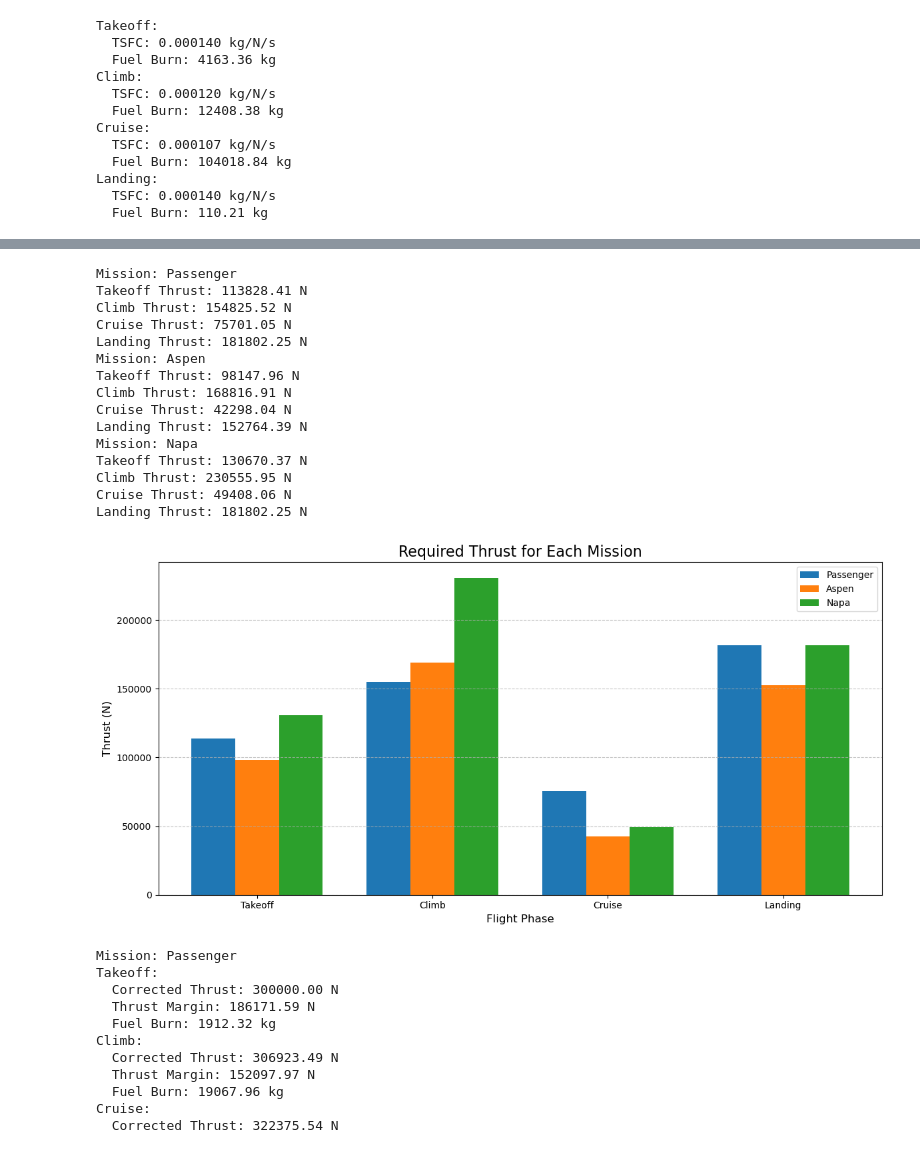
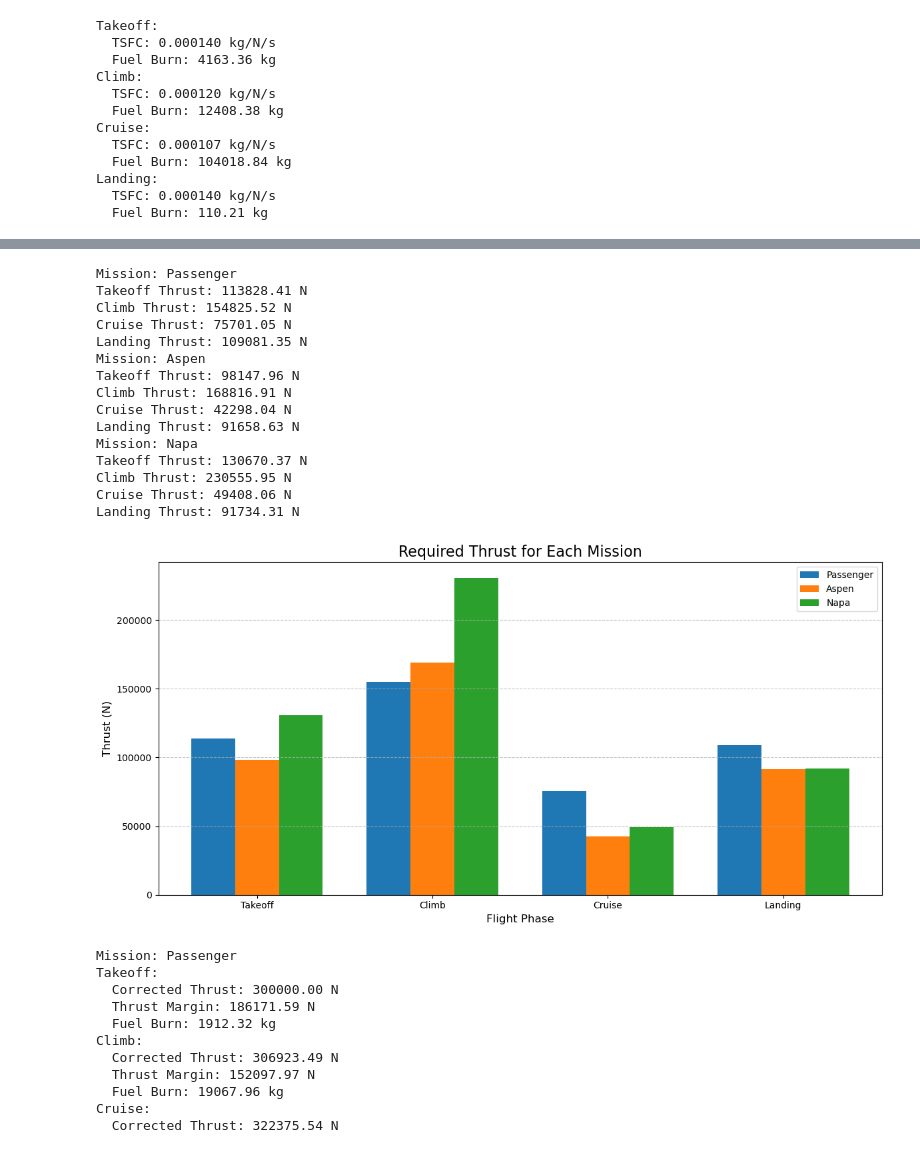
Before and after one commit to AntoineVanHoye/integrated_project, a Jupyter notebook: thrust.ipynb, the cells around one changed output, grey strips where cells are left out. Drawn from its saved outputs; the diff is of its cells as text; code cells hidden in the pictures.

```diff
--- a/thrust.ipynb
+++ b/thrust.ipynb
@@ -241,7 +241,7 @@ conversion_factor = 0.3048  # ft to m conversion
 # Inputs
 wing_area = 164.9  # Wing area (m²)
 Cl = [1, 0.6, 0.261, 1.5]  # CL for takeoff, climb, cruise, landing
-Cd = [0.23, 0.10, 0.03, 0.50]  # CD for takeoff, climb, cruise, landing
+Cd = [0.23, 0.10, 0.03, 0.30]  # CD for takeoff, climb, cruise, landing please check the cd values especially for landing
 gamma_climb = 6  # Climb angle in degrees
 
 # Mission-specific weights (in Newtons)
@@ -255,7 +255,7 @@ weights = {
 missions = {
     "Passenger": {"altitude": [0, 5000, 12500, 0], "speeds": [70, 140, 290, 60]},
     "Aspen": {"altitude": [0, 2500, 11000, 0], "speeds": [65, 130, 250, 55]},
-    "Napa": {"altitude": [0, 2000, 10000, 0], "speeds": [75, 150, 250, 60]},
+    "Napa": {"altitude": [0, 2000, 10000, 0], "speeds": [75, 150, 250, 55.0227]},
 }
 
 # Phases
@@ -308,37 +308,37 @@ width = 0.25  # Bar width
 
 # Plot each mission's thrust for all phases
 for i, mission in enumerate(missions):
     ax.bar(x + i * width, thrust_results[mission], width, label=mission)
 
 
 ax.set_title("Required Thrust for Each Mission", fontsize=16)
 ax.set_xlabel("Flight Phase", fontsize=12)
 ax.set_ylabel("Thrust (N)", fontsize=12)
 ax.set_xticks(x + width)
 ax.set_xticklabels(phases, fontsize=10)
 ax.legend(fontsize=10)
 ax.grid(axis='y', linestyle='--', alpha=0.7)
 
 
 plt.tight_layout()
 plt.show()
 # %% [output]
 Mission: Passenger
 Takeoff Thrust: 113828.41 N
 Climb Thrust: 154825.52 N
 Cruise Thrust: 75701.05 N
-Landing Thrust: 181802.25 N
+Landing Thrust: 109081.35 N
 Mission: Aspen
 Takeoff Thrust: 98147.96 N
 Climb Thrust: 168816.91 N
 Cruise Thrust: 42298.04 N
-Landing Thrust: 152764.39 N
+Landing Thrust: 91658.63 N
 Mission: Napa
 Takeoff Thrust: 130670.37 N
 Climb Thrust: 230555.95 N
 Cruise Thrust: 49408.06 N
-Landing Thrust: 181802.25 N
+Landing Thrust: 91734.31 N
-[figure, old version]
+[figure, new version]
 # %%
 import matplotlib.pyplot as plt
 import numpy as np
```
Also changed, not shown: parts of 3 cells of this notebook.
